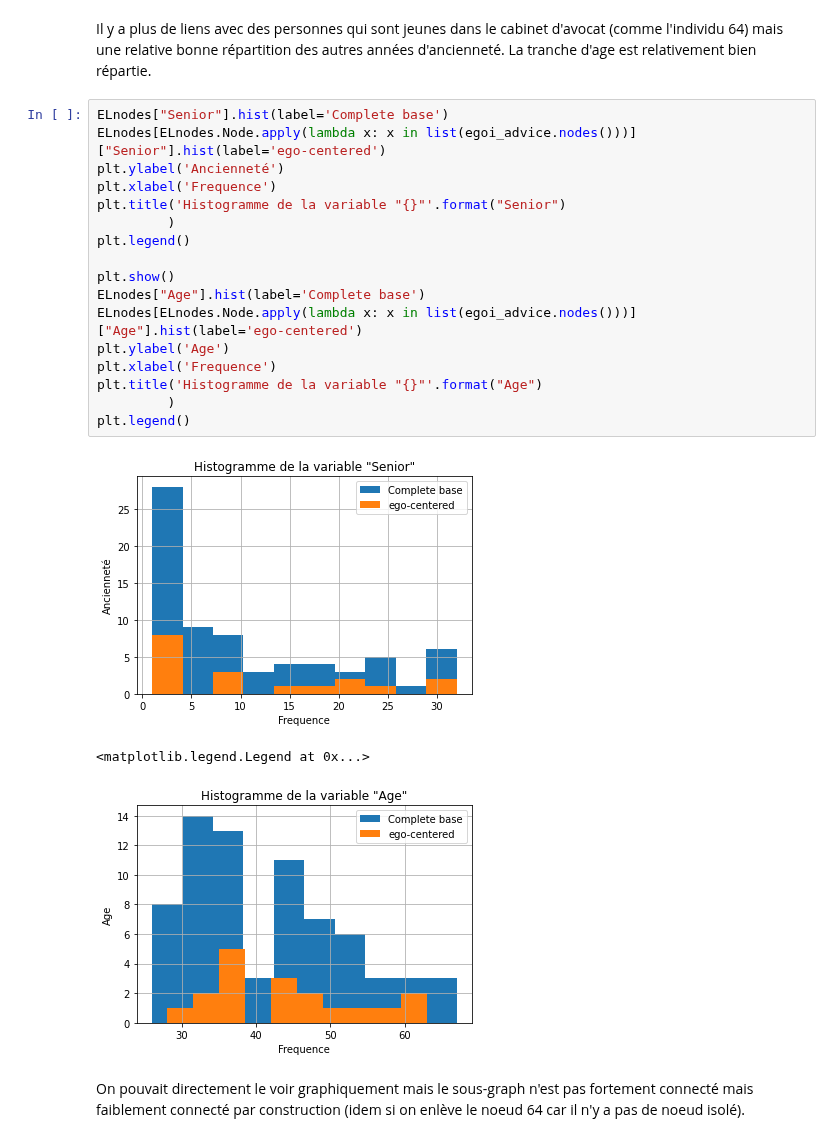
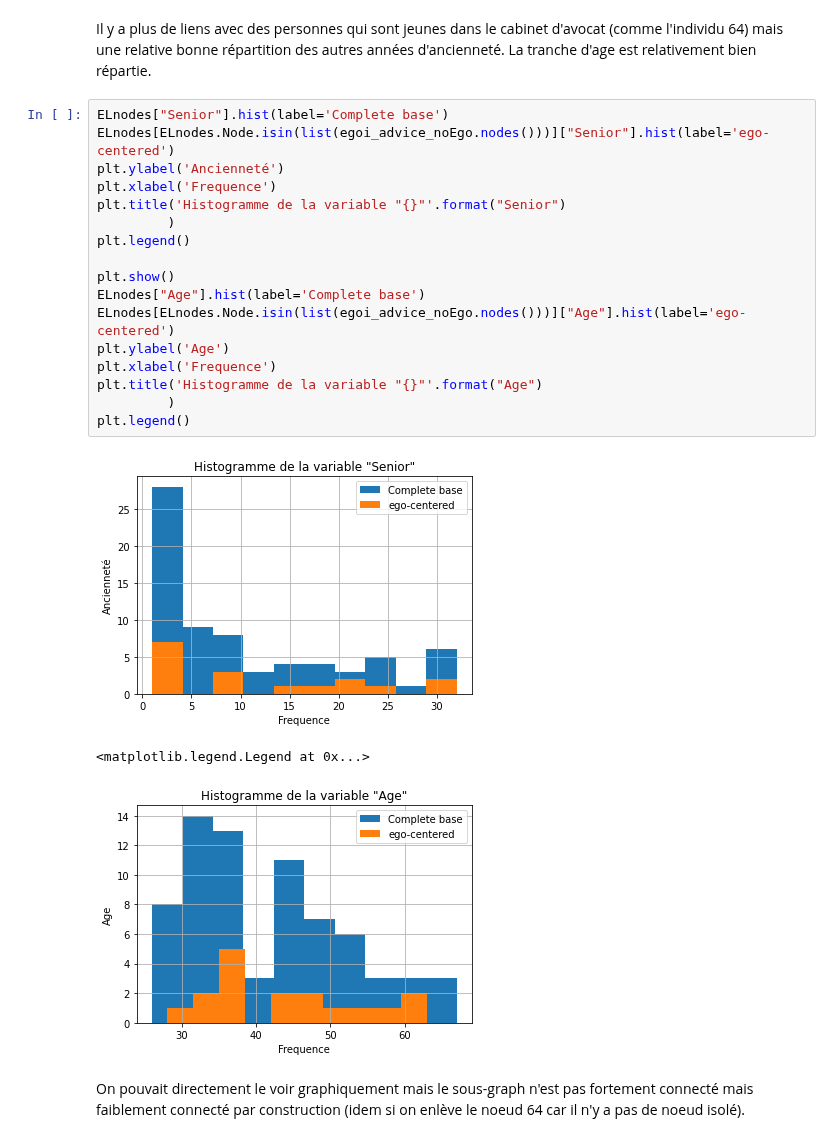
Before and after one commit to ARKEnsae/DM_Analyse_Reseaux, a Jupyter notebook: CC3/CC3_AQLT.ipynb, the cells around one changed output. Saved outputs shown, nothing was run; the diff lists cells and outputs as text.

```diff
--- a/CC3/CC3_AQLT.ipynb
+++ b/CC3/CC3_AQLT.ipynb
@@ -169,25 +166,25 @@ Name: Office, dtype: int64
 Il y a plus de liens avec des personnes qui sont jeunes dans le cabinet d'avocat (comme l'individu 64) mais une relative bonne répartition des autres années d'ancienneté. La tranche d'age est relativement bien répartie.
 # %%
 ELnodes["Senior"].hist(label='Complete base')
-ELnodes[ELnodes.Node.apply(lambda x: x in list(egoi_advice.nodes()))]["Senior"].hist(label='ego-centered')
+ELnodes[ELnodes.Node.isin(list(egoi_advice_noEgo.nodes()))]["Senior"].hist(label='ego-centered')
 plt.ylabel('Ancienneté')
 plt.xlabel('Frequence')
 plt.title('Histogramme de la variable "{}"'.format("Senior")
          )
 plt.legend()
 
 plt.show()
 ELnodes["Age"].hist(label='Complete base')
-ELnodes[ELnodes.Node.apply(lambda x: x in list(egoi_advice.nodes()))]["Age"].hist(label='ego-centered')
+ELnodes[ELnodes.Node.isin(list(egoi_advice_noEgo.nodes()))]["Age"].hist(label='ego-centered')
 plt.ylabel('Age')
 plt.xlabel('Frequence')
 plt.title('Histogramme de la variable "{}"'.format("Age")
          )
 plt.legend()
 # %% [output]
-[figure, old version]
+[figure, new version]
 <matplotlib.legend.Legend at 0x...>
-[figure, old version]
+[figure, new version]
 # %% [markdown]
 On pouvait directement le voir graphiquement mais le sous-graph n'est pas fortement connecté mais faiblement connecté par construction (idem si on enlève le noeud 64 car il n'y a pas de noeud isolé).
 # %%
```
Also changed, not shown: parts of 7 cells of this notebook, 1 other file.
